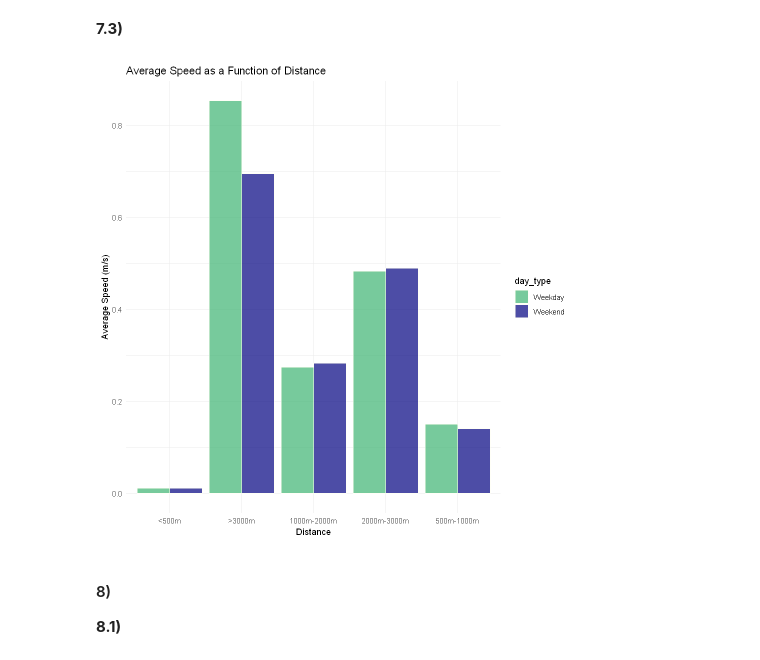
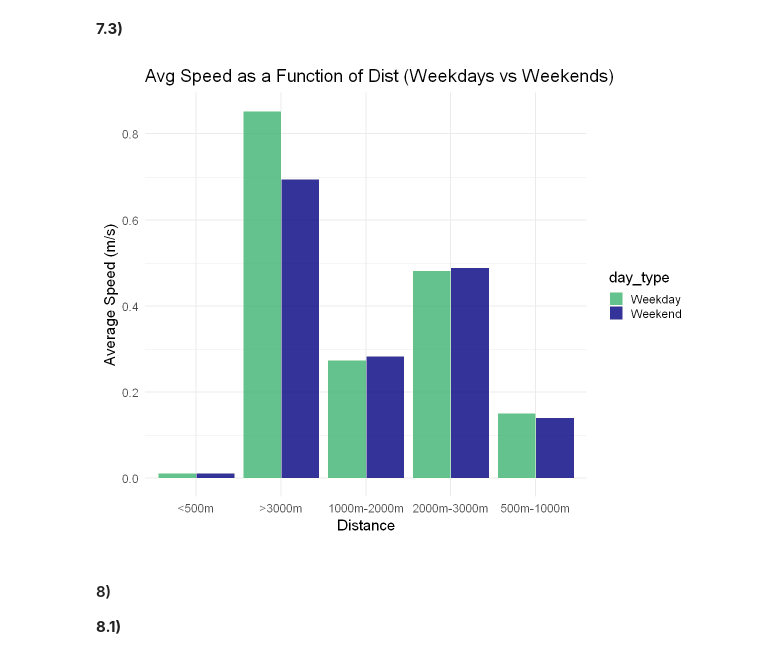
Before and after one commit to Berto70/advstat, a Jupyter notebook: ex1/Bertinelli_Gabriele_rlab01.ipynb, the cells around one changed output. Drawn from its saved outputs; the diff is of its cells as text; code cells hidden in the pictures.

```diff
--- a/ex1/Bertinelli_Gabriele_rlab01.ipynb
+++ b/ex1/Bertinelli_Gabriele_rlab01.ipynb
@@ -185,23 +212,23 @@ riders_per_day_barplot
 # %% [markdown]
 **6.2)**
 # %%
-# Extract the day of the week from the starttime column
-df_clean$weekday <- lubridate::wday(df_clean$starttime, label = TRUE, locale="EN-us")
+# Extract the day of the week from the starttime col
+df_clean$weekday <- lubridate::wday(df_clean$starttime, label = TRUE)
 
-# Create a new column to differentiate between weekdays and weekends
+# Create a new col to separate between weekdays and weekends
 df_clean$day_type <- ifelse(df_clean$weekday %in% c("Sat", "Sun"), "Weekend", "Weekday")
 
 # Extract the hour from the starttime column
-df_clean$hour <- hour(df_clean$starttime)
+df_clean$hour <- lubridate::hour(df_clean$starttime)
 
-# Plot the hourly distribution on weekdays and weekends
+
 options(repr.plot.width = 17, repr.plot.height = 7)
 
 hourly_distribution <- ggplot(data = df_clean, aes(x = hour, fill = day_type)) +
-  geom_histogram(binwidth = 1, position = "identity", alpha = 0.7, color='ivory') +
-  labs(title = "Hourly Distribution on Weekdays and Weekends", x = "Hour", y = "Frequency") +
-  scale_fill_manual(values = c("Weekday" = "mediumseagreen", "Weekend" = "navy")) +
-  theme_minimal()
+						  geom_histogram(binwidth = 1, position = "identity", alpha = 0.8, color='ivory') +
+						  labs(title = "Hourly Distribution on Weekdays and Weekends", x = "Hour", y = "Counts") +
+						  scale_fill_manual(values = c("Weekday" = "mediumseagreen", "Weekend" = "navy")) +
+						  theme_minimal(base_size=18)
 
-hourly_distribution
+hourly_distribution # hourly distribution on weekdays and weekends
 # %% [output]
@@ -296,10 +321,8 @@ df_weekday <- df_vel %>% filter(day_type == "Weekday")
 # Filter the data for weekends
 df_weekend <- df_vel %>% filter(day_type == "Weekend")
 
-# Now you can perform the same operations on df_weekday and df_weekend as before
-# For example, for weekdays:
+# same operation as before, but now for weekdays and weekends
 
-# Filter the data for the specified distance groups
 df_group1d <- df_weekday %>% filter(dist < 500)
 df_group2d <- df_weekday %>% filter(dist >= 500 & dist < 1000)
 df_group3d <- df_weekday %>% filter(dist >= 1000 & dist < 2000)
@@ -308,49 +331,49 @@ df_group5d <- df_weekday %>% filter(dist >= 3000)
 
 df_group1w <- df_weekend %>% filter(dist < 500)
 df_group2w <- df_weekend %>% filter(dist >= 500 & dist < 1000)
 df_group3w <- df_weekend %>% filter(dist >= 1000 & dist < 2000)
 df_group4w <- df_weekend %>% filter(dist >= 2000 & dist < 3000)
 df_group5w <- df_weekend %>% filter(dist >= 3000)
 
-# Calculate the average speed for each distance group
+
 avg_speed_group1d <- mean(df_group1d$speed)
 avg_speed_group2d <- mean(df_group2d$speed)
 avg_speed_group3d <- mean(df_group3d$speed)
 avg_speed_group4d <- mean(df_group4d$speed)
 avg_speed_group5d <- mean(df_group5d$speed)
 
 avg_speed_group1w <- mean(df_group1w$speed)
 avg_speed_group2w <- mean(df_group2w$speed)
 avg_speed_group3w <- mean(df_group3w$speed)
 avg_speed_group4w <- mean(df_group4w$speed)
 avg_speed_group5w <- mean(df_group5w$speed)
 
-# Create a data frame for plotting
+
 avg_speed_distd <- data.frame(group_dist = c("<500m", "500m-1000m", "1000m-2000m", "2000m-3000m", ">3000m"),
-                                avg_speed = c(avg_speed_group1d, avg_speed_group2d, avg_speed_group3d,
-                                                avg_speed_group4d, avg_speed_group5d),
-                                day_type = 'Weekday')
+								avg_speed = c(avg_speed_group1d, avg_speed_group2d, avg_speed_group3d,
+												avg_speed_group4d, avg_speed_group5d),
+								day_type = 'Weekday')
 
 avg_speed_distw <- data.frame(group_dist = c("<500m", "500m-1000m", "1000m-2000m", "2000m-3000m", ">3000m"),
-                                avg_speed = c(avg_speed_group1w, avg_speed_group2w, avg_speed_group3w,
-                                                avg_speed_group4w, avg_speed_group5w),
-                                day_type = 'Weekend')
+								avg_speed = c(avg_speed_group1w, avg_speed_group2w, avg_speed_group3w,
+												avg_speed_group4w, avg_speed_group5w),
+								day_type = 'Weekend')
 
-df_avg_speed_dist <- rbind(avg_speed_distd, avg_speed_distw)
+df_avg_speed_dist <- rbind(avg_speed_distd, avg_speed_distw) # combine the two dataframes
 
-options(repr.plot.width = 8, repr.plot.height = 8)
+options(repr.plot.width = 10, repr.plot.height = 8)
 
 # Plot the average speed as a function of distance
 speed_distance_plotwd <- ggplot(data = df_avg_speed_dist, aes(x = group_dist, y = avg_speed, fill=day_type)) +
-                            geom_bar(position='dodge', stat = "identity", alpha = 0.7, color='ivory') +
-                            labs(title = "Average Speed as a Function of Distance",
-                            x = "Distance", y = "Average Speed (m/s)") +
-                            scale_fill_manual(values = c("Weekday" = "mediumseagreen", "Weekend" = "navy")) +
-                            theme_minimal()
+							geom_bar(position='dodge', stat = "identity", alpha = 0.8, color='ivory') +
+							labs(title = "Avg Speed as a Function of Dist (Weekdays vs Weekends) ",
+							x = "Distance", y = "Average Speed (m/s)") +
+							scale_fill_manual(values = c("Weekday" = "mediumseagreen", "Weekend" = "navy")) +
+							theme_minimal(base_size = 18)
 
 speed_distance_plotwd
 # %% [output]
-[figure, old version]
+[figure, new version]
 # %% [markdown]
 #### 8)
 **8.1)**
```
Also changed, not shown: parts of 17 cells of this notebook.
